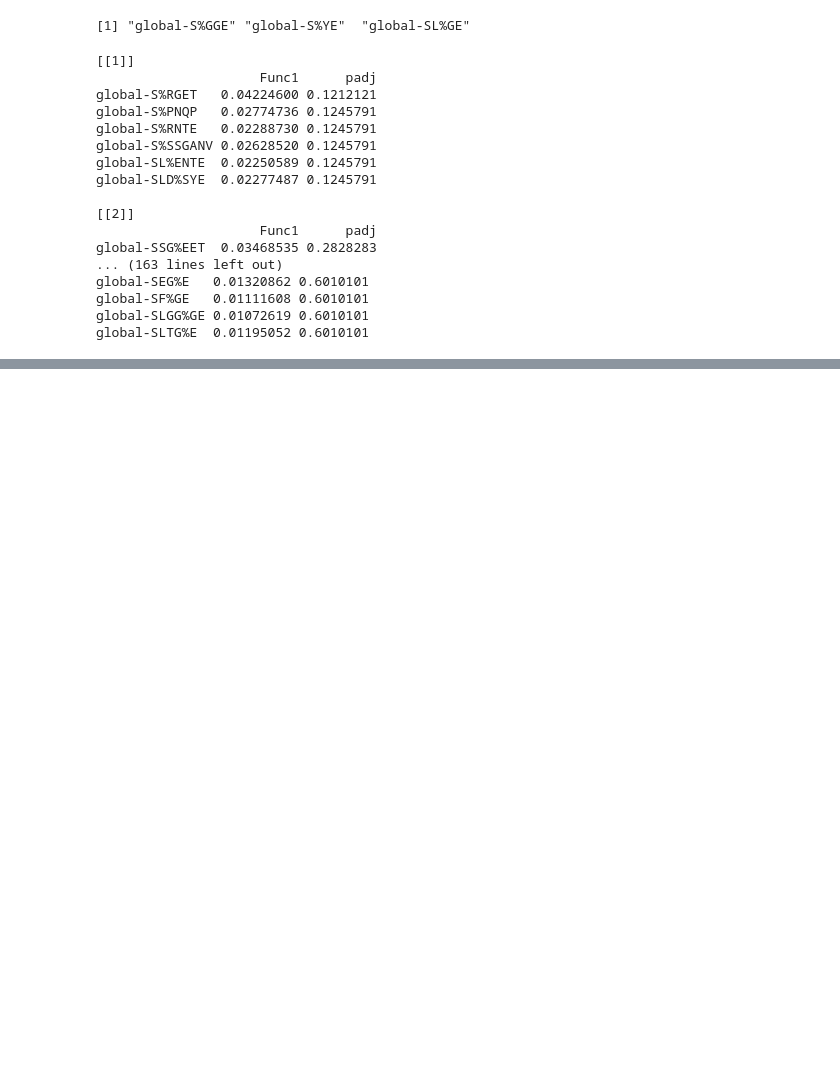
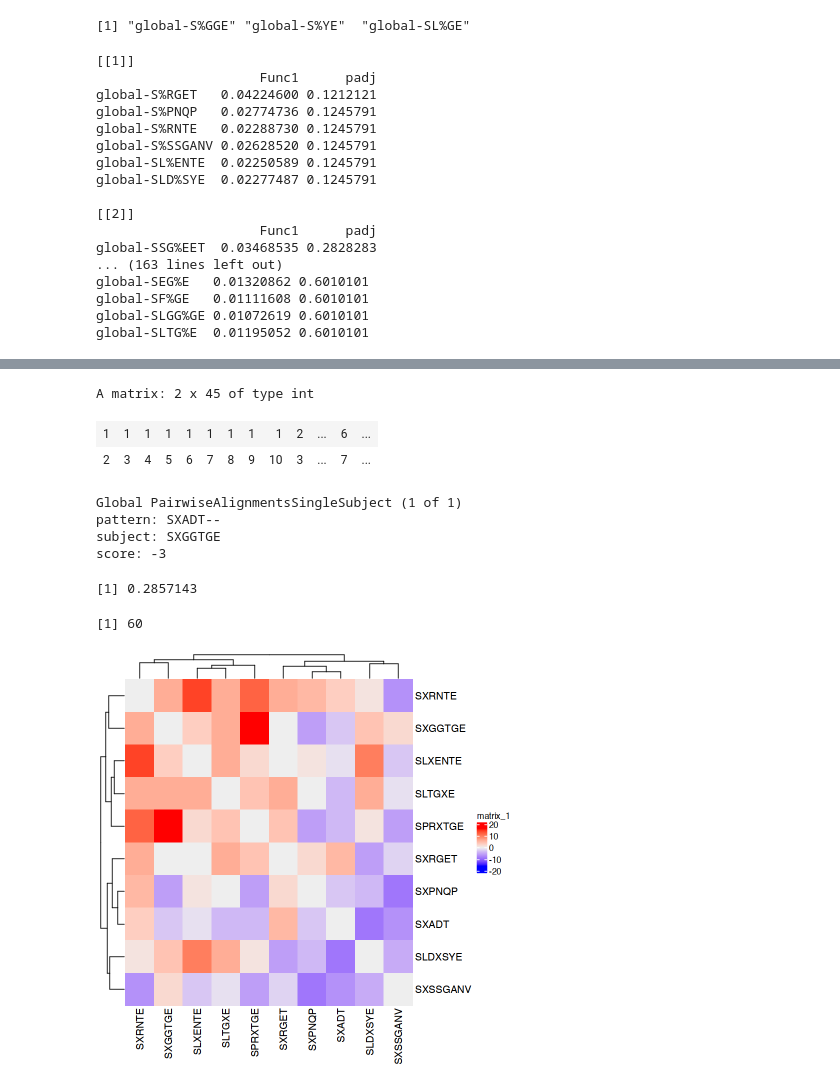
Before and after one commit to pughlab/ped_CapTCRseq, a Jupyter notebook: notebooks/15_gliph_diff_abundance.ipynb, the cells around one changed output, grey strips where cells are left out. Saved outputs shown, nothing was run; the diff lists cells and outputs as text; code cells hidden in the pictures; blank space fills up the shorter version.

```diff
--- a/notebooks/15_gliph_diff_abundance.ipynb
+++ b/notebooks/15_gliph_diff_abundance.ipynb
@@ -187,0 +200,5 @@ global-SLTG%E  0.01195052 0.6010101
+# %%
+mymat <- matrix(0, nrow = length(mygroups), ncol = length(mygroups),
+                dimnames = list(mygroups, mygroups))
+# %%
+mymat <- mymat[1:10,1:10]
@@ -187,0 +222,36 @@ global-SLTG%E  0.01195052 0.6010101
+# %%
+D <- combn(10,2)
+# %%
+D
+# %% [output]
+A matrix: 2 x 45 of type int
+| 1 | 1 | 1 | 1 | 1 | 1 | 1 | 1 | 1 | 2 | ... | 6 | ... |
+| 2 | 3 | 4 | 5 | 6 | 7 | 8 | 9 | 10 | 3 | ... | 7 | ... |
+# %%
+for(i in 1:ncol(D)) {
+   aln <- pairwiseAlignment(
+   rownames(mymat)[D[1,i]],
+   rownames(mymat)[D[2,i]],
+   substitutionMatrix=BLOSUM62, gapOpening=0, gapExtension=-5)
+   mymat[D[1,i],D[2,i]] <- score(aln)
+   mymat[D[2,i],D[1,i]] <- score(aln)
+}
+# %%
+aln
+# %% [output]
+Global PairwiseAlignmentsSingleSubject (1 of 1)
+pattern: SXADT--
+subject: SXGGTGE
+score: -3
+# %%
+2/7
+# %% [output]
+[1] 0.2857143
+# %%
+pid(aln)
+# %% [output]
+[1] 60
+# %%
+ComplexHeatmap::Heatmap(mymat)
+# %% [output]
+[figure, added]
```
Also changed, not shown: parts of 15 cells of this notebook, 1 other file.
